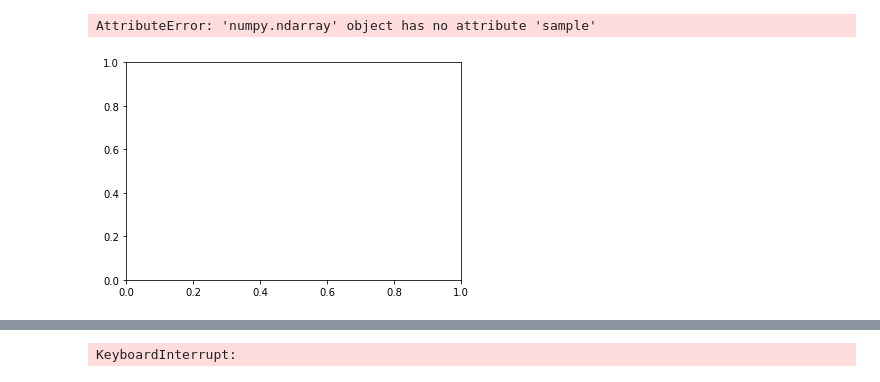
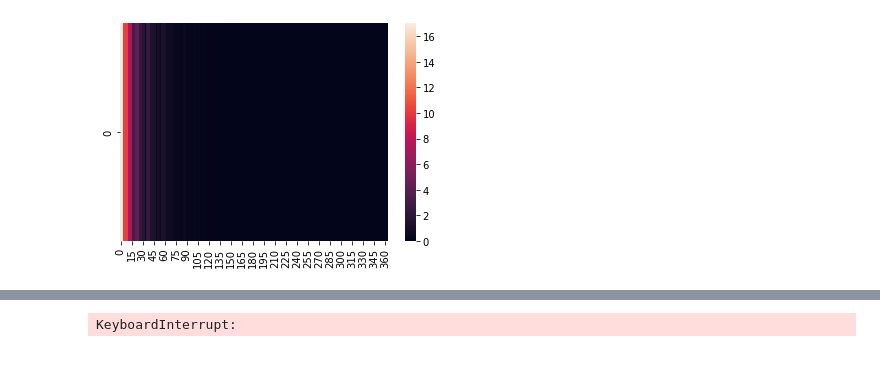
Before and after one commit to tbuelles/PicML, a Jupyter notebook: ipynb/PicML.ipynb, the cells around one changed output, grey strips where cells are left out. Drawn from its saved outputs; the diff is of its cells as text; code cells hidden in the pictures.

```diff
--- a/ipynb/PicML.ipynb
+++ b/ipynb/PicML.ipynb
@@ -123,12 +136,11 @@ def train_val_csv(df, n=24, unique=True, seed=1):
 # %%
 # HEAT MAP
 fig, ax = plt.subplots()
-sample = train_val_100[0].sample(n=100)["pad"]
-sn.heatmap(sample.mean(), ax=ax)
+sample = X_train.sample(n=1000)
+sn.heatmap([np.square(X_train).mean()], ax=ax)
 plt.show()
 # %% [output]
-AttributeError: 'numpy.ndarray' object has no attribute 'sample'
-[figure, old version]
+[figure, new version]
 # %%
 # Multiclass classification with CNN
 
```
Also changed, not shown: parts of 5 cells of this notebook, 8 other files.
